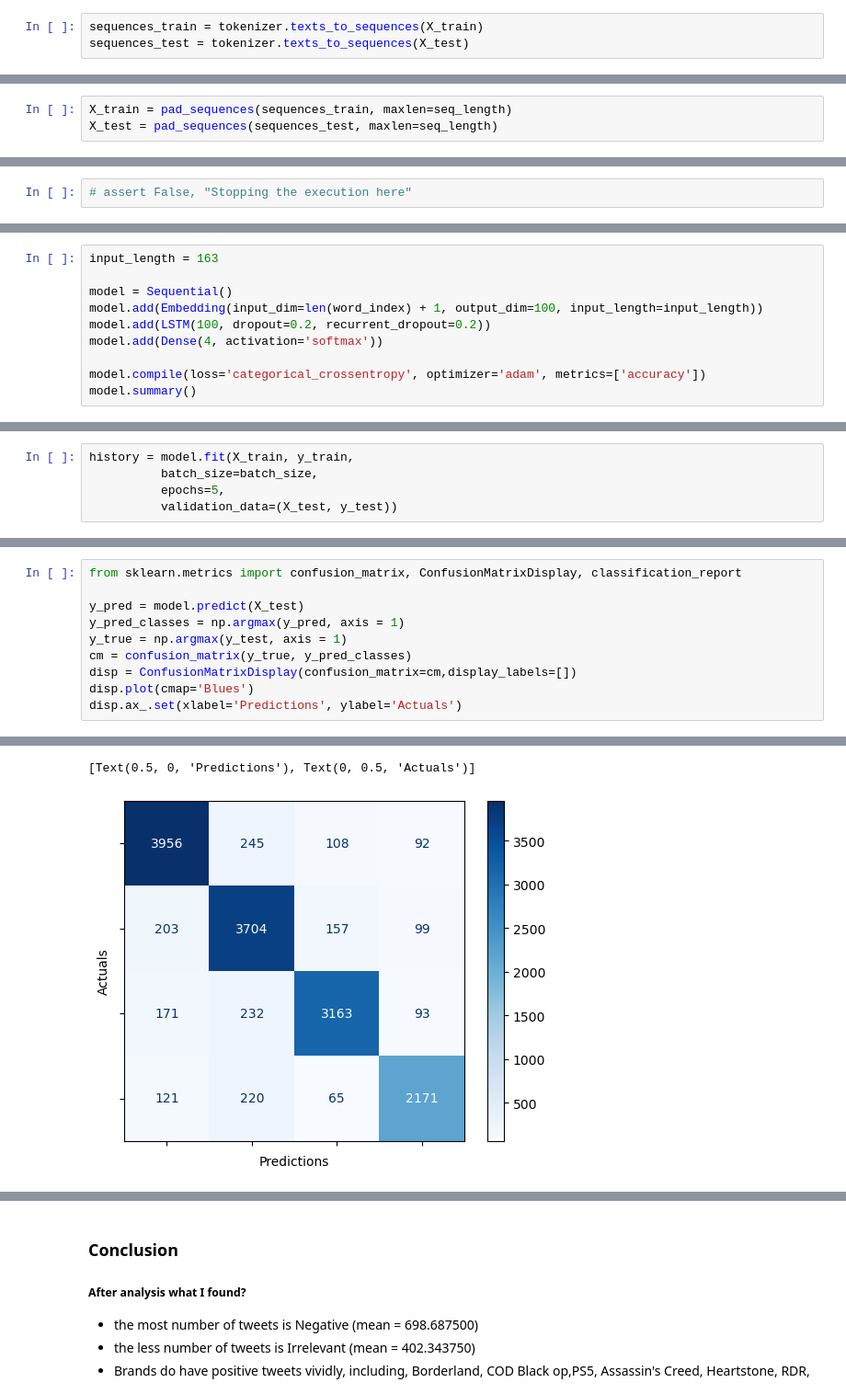
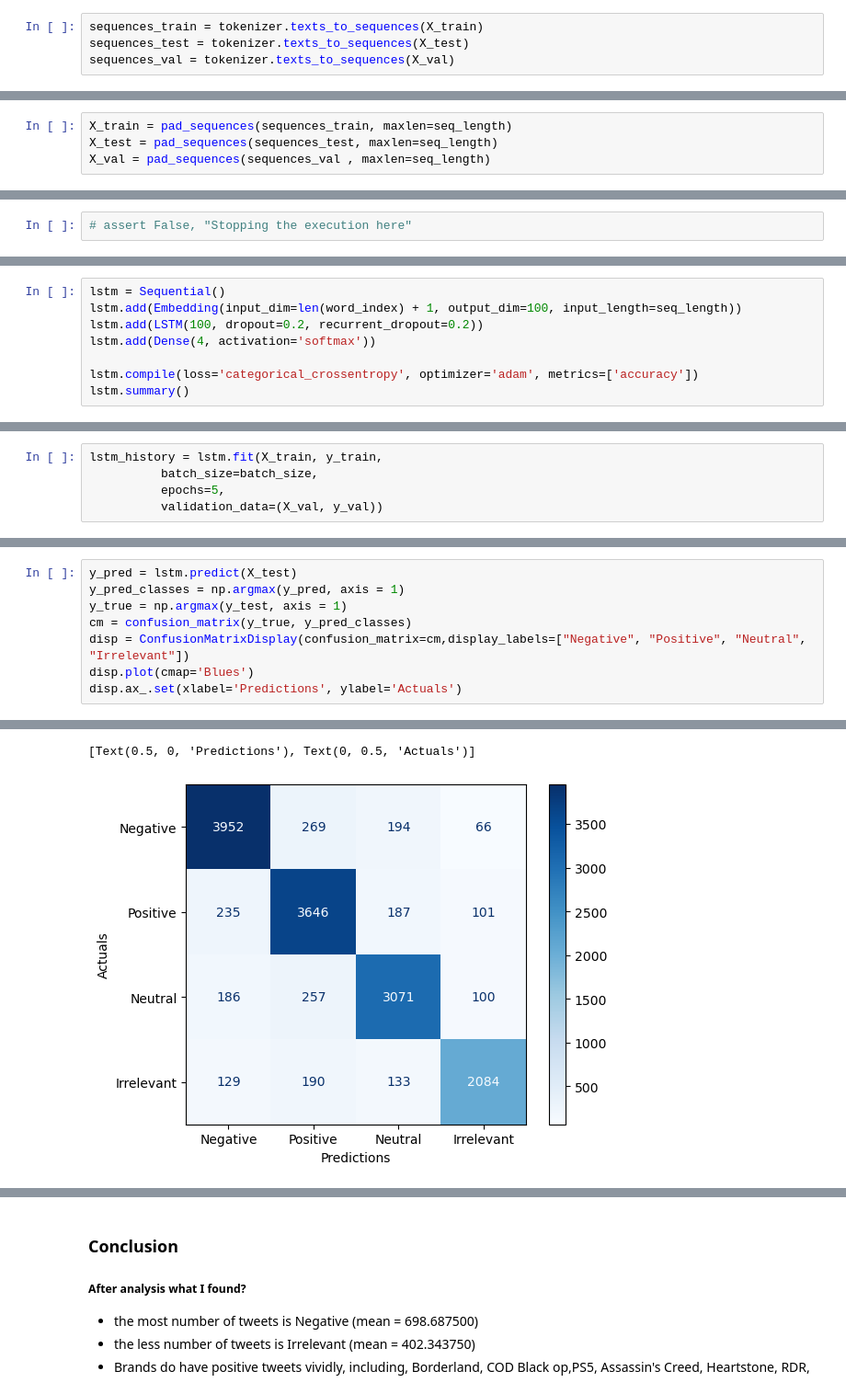
Before and after one commit to balliolon2/Projects, a Jupyter notebook: Twitter Sentiment Analysis (Kaggle)/Twitter Sentiment Analysis.ipynb, the cells around one changed output, grey strips where cells are left out. Shown at 92% size. Cells and saved outputs as stored; diff of their text form.

```diff
--- a/Twitter Sentiment Analysis (Kaggle)/Twitter Sentiment Analysis.ipynb
+++ b/Twitter Sentiment Analysis (Kaggle)/Twitter Sentiment Analysis.ipynb
@@ -810,4 +816,5 @@ tokenizer.word_index
 # %%
 sequences_train = tokenizer.texts_to_sequences(X_train)
 sequences_test = tokenizer.texts_to_sequences(X_test)
+sequences_val = tokenizer.texts_to_sequences(X_val)
 # %%
@@ -869,6 +876,7 @@ Found 29052 unique tokens.
 # %%
 X_train = pad_sequences(sequences_train, maxlen=seq_length)
 X_test = pad_sequences(sequences_test, maxlen=seq_length)
+X_val = pad_sequences(sequences_val , maxlen=seq_length)
 # %%
 X_train
 # %% [output]
@@ -884,11 +979,9 @@ array([[    0,     0,     0, ...,   128,   246,    11],
 # %%
-input_length = 163
+lstm = Sequential()
+lstm.add(Embedding(input_dim=len(word_index) + 1, output_dim=100, input_length=seq_length))
+lstm.add(LSTM(100, dropout=0.2, recurrent_dropout=0.2))
+lstm.add(Dense(4, activation='softmax'))
 
-model = Sequential()
-model.add(Embedding(input_dim=len(word_index) + 1, output_dim=100, input_length=input_length))
-model.add(LSTM(100, dropout=0.2, recurrent_dropout=0.2))
-model.add(Dense(4, activation='softmax'))
-
-model.compile(loss='categorical_crossentropy', optimizer='adam', metrics=['accuracy'])
-model.summary()
+lstm.compile(loss='categorical_crossentropy', optimizer='adam', metrics=['accuracy'])
+lstm.summary()
 # %% [output]
@@ -908,9 +1001,9 @@ Trainable params: 2,986,104
 Non-trainable params: 0
 _________________________________________________________________
 # %%
-history = model.fit(X_train, y_train,
+lstm_history = lstm.fit(X_train, y_train,
           batch_size=batch_size,
           epochs=5,
-          validation_data=(X_test, y_test))
+          validation_data=(X_val, y_val))
 # %% [output]
 Epoch 1/5
@@ -952,11 +1047,9 @@ ax2.legend(['train', 'val'], loc='lower right')
 # %%
-from sklearn.metrics import confusion_matrix, ConfusionMatrixDisplay, classification_report
-
-y_pred = model.predict(X_test)
+y_pred = lstm.predict(X_test)
 y_pred_classes = np.argmax(y_pred, axis = 1)
 y_true = np.argmax(y_test, axis = 1)
 cm = confusion_matrix(y_true, y_pred_classes)
-disp = ConfusionMatrixDisplay(confusion_matrix=cm,display_labels=[])
+disp = ConfusionMatrixDisplay(confusion_matrix=cm,display_labels=["Negative", "Positive", "Neutral", "Irrelevant"])
 disp.plot(cmap='Blues')
 disp.ax_.set(xlabel='Predictions', ylabel='Actuals')
 # %% [output]
@@ -964,2 +1057,2 @@ disp.ax_.set(xlabel='Predictions', ylabel='Actuals')
 [Text(0.5, 0, 'Predictions'), Text(0, 0.5, 'Actuals')]
-[figure, old version]
+[figure, new version]
```
Also changed, not shown: parts of 59 cells of this notebook, 1 other file.
